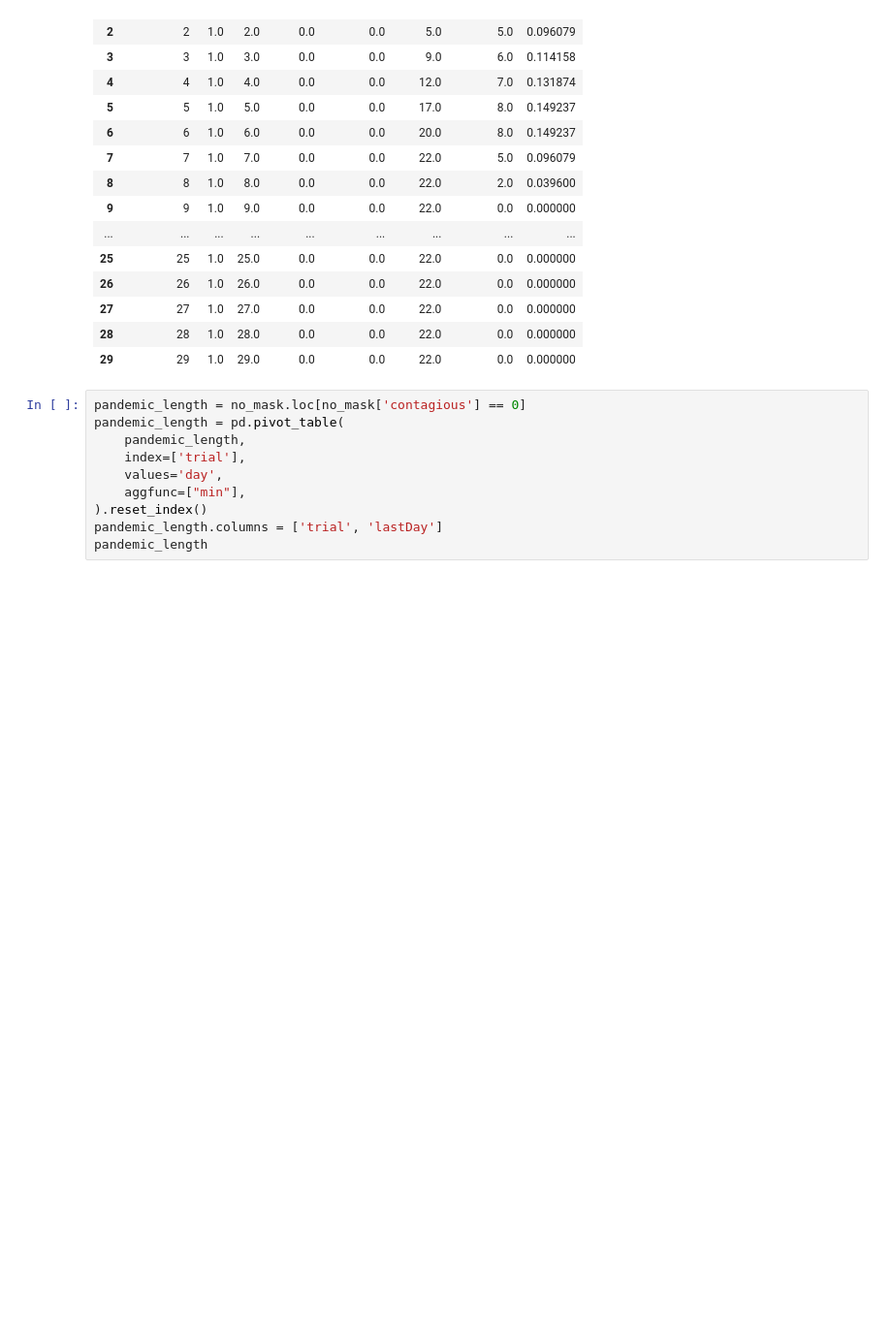
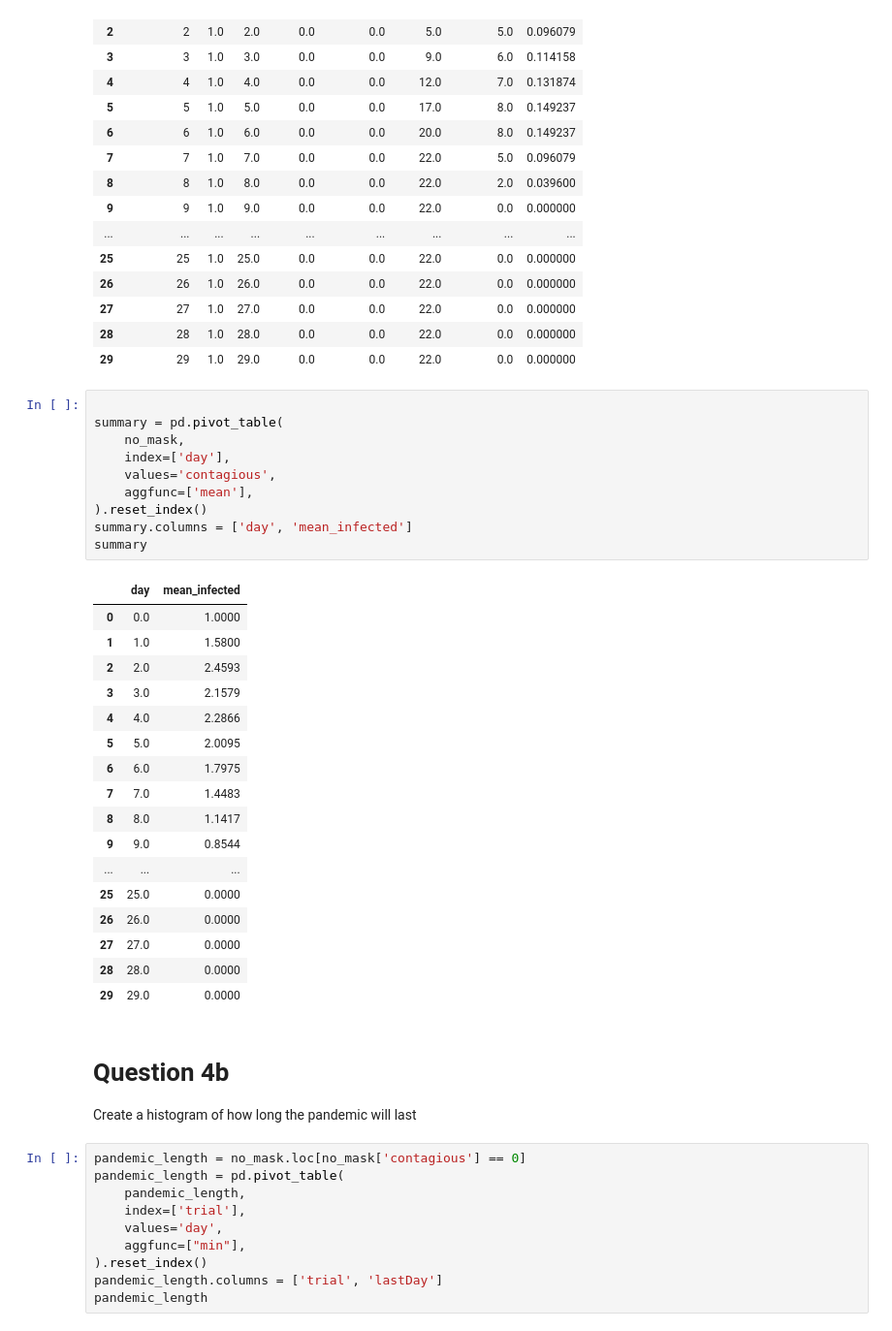
Before and after one commit to chris-messer/Pandemic-Simulation, a Jupyter notebook: src/Analysis.ipynb, the cells around one changed output. Shown at 97% size. Drawn from its saved outputs; the diff is of its cells as text; blank space fills up the shorter version.

```diff
--- a/src/Analysis.ipynb
+++ b/src/Analysis.ipynb
@@ -215,6 +226,37 @@ no_mask.head(30)
 | 27 | 27 | 1.0 | 27.0 | 0.0 | 0.0 | 22.0 | 0.0 | 0.000000 |
 | 28 | 28 | 1.0 | 28.0 | 0.0 | 0.0 | 22.0 | 0.0 | 0.000000 |
 | 29 | 29 | 1.0 | 29.0 | 0.0 | 0.0 | 22.0 | 0.0 | 0.000000 |
+# %%
+
+summary = pd.pivot_table(
+    no_mask,
+    index=['day'],
+    values='contagious',
+    aggfunc=['mean'],
+).reset_index()
+summary.columns = ['day', 'mean_infected']
+summary
+# %% [output]
+|  | day | mean_infected |
+| 0 | 0.0 | 1.0000 |
+| 1 | 1.0 | 1.5800 |
+| 2 | 2.0 | 2.4593 |
+| 3 | 3.0 | 2.1579 |
+| 4 | 4.0 | 2.2866 |
+| 5 | 5.0 | 2.0095 |
+| 6 | 6.0 | 1.7975 |
+| 7 | 7.0 | 1.4483 |
+| 8 | 8.0 | 1.1417 |
+| 9 | 9.0 | 0.8544 |
+| ... | ... | ... |
+| 25 | 25.0 | 0.0000 |
+| 26 | 26.0 | 0.0000 |
+| 27 | 27.0 | 0.0000 |
+| 28 | 28.0 | 0.0000 |
+| 29 | 29.0 | 0.0000 |
+# %% [markdown]
+# Question 4b
+Create a histogram of how long the pandemic will last
 # %%
 pandemic_length = no_mask.loc[no_mask['contagious'] == 0]
 pandemic_length = pd.pivot_table(
```
Also changed, not shown: parts of 10 cells of this notebook, 1 other file.
